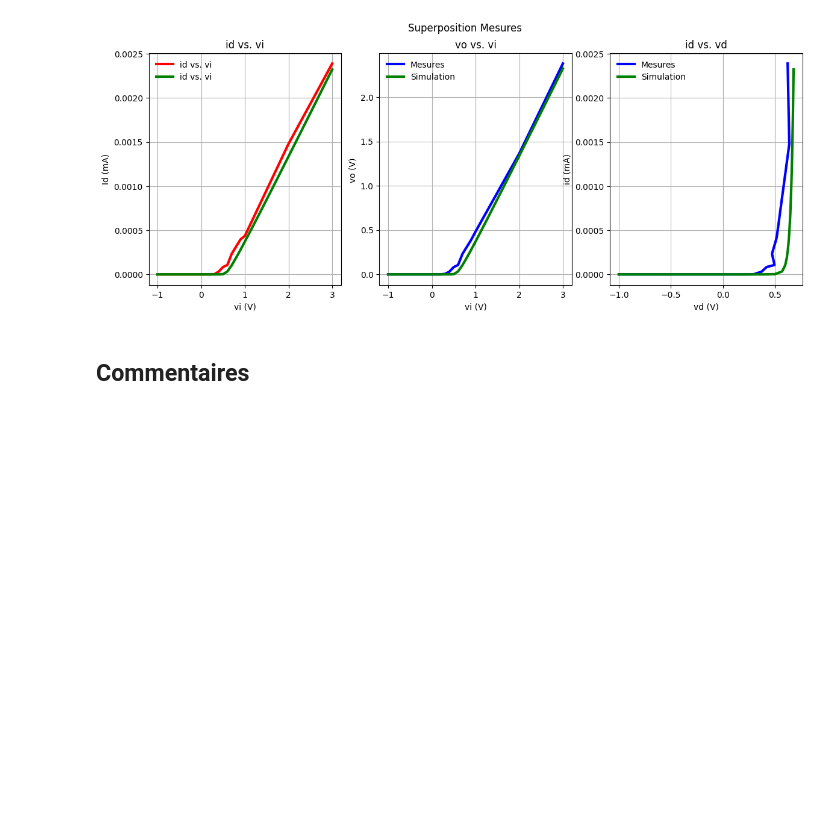
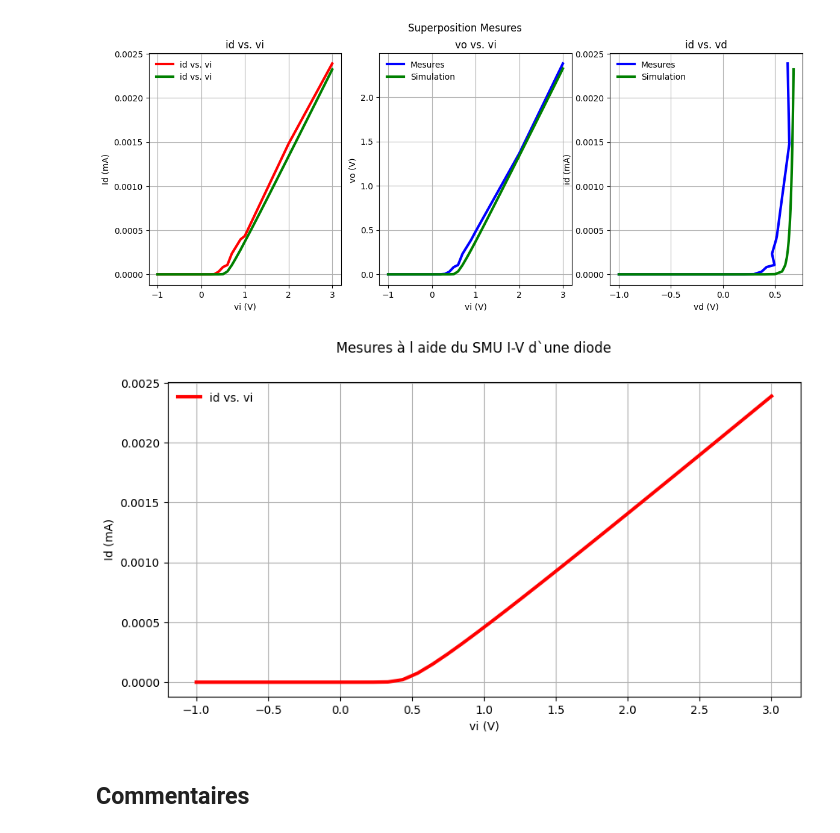
Before and after one commit to Darkzveller/EI-3_TP_conception_micro_electronique, a Jupyter notebook: Sujet_TP_YEK/TP_composants_et_circuits_microélectroniques_2026.ipynb, the cells around one changed output. Drawn from its saved outputs; the diff is of its cells as text; code cells hidden in the pictures; blank space fills up the shorter version.

```diff
--- a/Sujet_TP_YEK/TP_composants_et_circuits_microélectroniques_2026.ipynb
+++ b/Sujet_TP_YEK/TP_composants_et_circuits_microélectroniques_2026.ipynb
@@ -249,6 +252,21 @@ ax3.legend(frameon=False)
 plt.show()
 # %% [output]
 [figure]
+# %%
+#TP CCM
+# Mesure diode avec SMU
+a = pd.read_csv(path+'\\Codes_dacquisition\\IV_Characteristic\\A2_bonus\\data.csv',  delimiter = ",")
+
+fig, (ax1) = plt.subplots(1, 1, figsize=(10,5))
+fig.suptitle('Mesures à l aide du SMU I-V d`une diode')
+ax1.plot(a["V"], a["I"], lw=3,label = "id vs. vi", color="red")
+ax1.set_xlabel("vi (V)")
+ax1.set_ylabel("Id (mA)")
+ax1.grid()
+ax1.legend(frameon=False)
+plt.show()
+# %% [output]
+[figure, added]
 # %% [markdown]
 ## **Commentaires**
 # %% [markdown]
```
Also changed, not shown: parts of 5 cells of this notebook, 28 other files.
